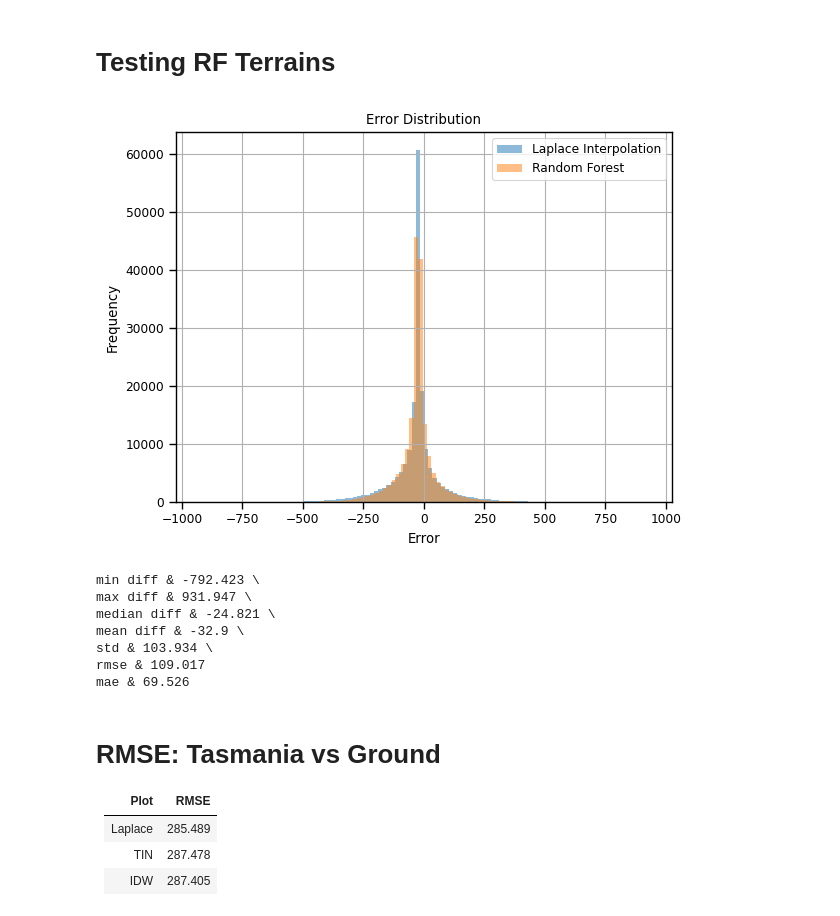
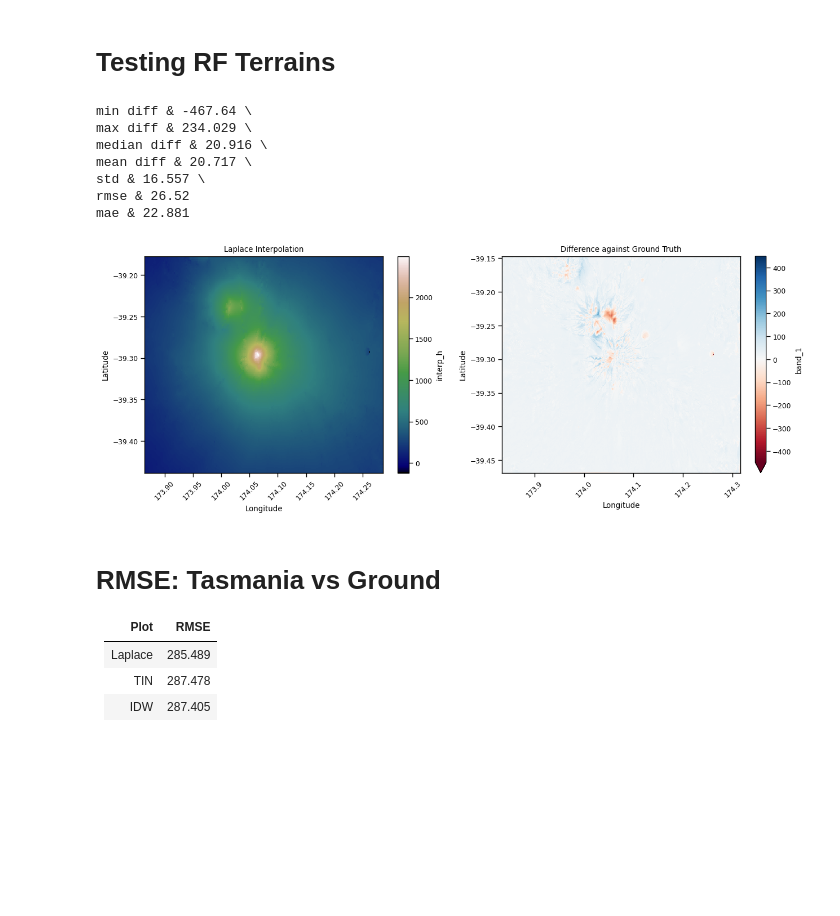
Before and after one commit to leowlk/RF_Terrain, a Jupyter notebook: notebooks/rf_analysis.ipynb, the cells around one changed output. Saved outputs shown, nothing was run; the diff lists cells and outputs as text; code cells hidden in the pictures; blank space fills up the shorter version.

```diff
--- a/notebooks/rf_analysis.ipynb
+++ b/notebooks/rf_analysis.ipynb
@@ -40,13 +40,13 @@ class Analysis:
 # %%
 laplace = Analysis()
 # %%
-_ground_truth = '../ICESAT/gcanyon/gnd_gcaynon.tif'
+_ground_truth = '../ICESAT/nzealand/gnd_taranaki.tif'
 # tasman_pred_laplace = '../ICESAT/tasmania/interpolation/interpSamples_laplace.tif'
 # tasman_pred_idw = '../ICESAT/tasmania/interpolation/interpSamples_idw.tif'
 # tasman_pred_tin = '../ICESAT/tasmania/interpolation/interpSamples_tin.tif'
 # tasman_pred_nni = '../ICESAT/tasmania/interpolation/interpSamples_nni.tif'
-_pred_rf = '../ICESAT/gcanyon/rf_features/interp_lap.tif'
-_pred_rf2 = '../ICESAT/gcanyon/results/gcanyon_predicesat_sklearn_gc_rs1.tif'
+_pred_rf = '../ICESAT/nzealand/rf_features/interp_laplace.tif'
+# _pred_rf = '../ICESAT/nzealand/results/taranaki_pred_combinedRF.tif'
 
 icepts = "../ICESAT/tasmania/tasman_samples4.csv"
 icepts = pd.read_csv(icepts)
@@ -103,20 +103,20 @@ tester2_difference = tester2.difference.sel(
 # plt.tick_params(axis='x', rotation=90)
 
 # --- Plot 2 ___-----
-# fig, axes = plt.subplots(nrows=1, ncols=2, figsize=(15,5))
+fig, axes = plt.subplots(nrows=1, ncols=2, figsize=(15,5))
 
-# tester_test_data.band_1.plot(cmap='gist_earth', ax=axes[0],
-#                              vmin=tester_test_data.band_1.min(),
-#                              vmax=tester_test_data.band_1.max())
+tester_test_data.band_1.plot(cmap='gist_earth', ax=axes[0],
+                             vmin=tester_test_data.band_1.min(),
+                             vmax=tester_test_data.band_1.max())
 
-# tester_difference.band_1.plot(cmap='RdBu', ax=axes[1])
+tester_difference.band_1.plot(cmap='RdBu', ax=axes[1], vmin=-450, vmax=450)
 
-# for ax in axes:
-#     ax.tick_params(axis='x', rotation=45)
-#     ax.set_xlabel('Longitude')
-#     ax.set_ylabel('Latitude')
-# axes[0].set_title(f'{interpn} Interpolation')
-# axes[1].set_title('Difference against Ground Truth')
+for ax in axes:
+    ax.tick_params(axis='x', rotation=45)
+    ax.set_xlabel('Longitude')
+    ax.set_ylabel('Latitude')
+axes[0].set_title(f'{interpn} Interpolation')
+axes[1].set_title('Difference against Ground Truth')
 # -------
 
 # --- Plot 3 ----
@@ -131,7 +131,7 @@ tester2_difference = tester2.difference.sel(
 # -----------
 
 #--- Plot 4 :Error Dist ----
-sns.set_context("paper")
+# sns.set_context("paper")
 # tester_diff = tester_difference.band_1.to_numpy().flatten()
 # mean = np.mean(tester_diff)
 # std_dev = np.std(tester_diff)
@@ -140,49 +140,49 @@ sns.set_context("paper")
 # threshold = mean + 3 * std_dev
 
 # # Filter the data to exclude values larger than 3SD
 # f_tester_diff = [x for x in tester_diff if x <= threshold]
 
-plt.hist(tester_difference.band_1.to_numpy().flatten(), bins=100, edgecolor=None, alpha=0.5, label='Laplace Interpolation')
-plt.hist(tester2_difference.band_1.to_numpy().flatten(), bins=100, edgecolor=None, alpha=0.5, label='Random Forest')
-plt.legend()
-plt.grid(True)
-plt.xlabel('Error')
-plt.ylabel('Frequency')
-plt.title('Error Distribution')
-plt.show()
+# plt.hist(tester_difference.band_1.to_numpy().flatten(), bins=110, edgecolor=None, alpha=0.4, label='Laplace Interpolation')
+# plt.hist(tester2_difference.band_1.to_numpy().flatten(), bins=110, edgecolor=None, alpha=0.6, label='Random Forest')
+# plt.legend()
+# plt.grid(True)
+# plt.xlabel('Error')
+# plt.ylabel('Frequency')
+# plt.title('Error Distribution')
+# plt.show()
 #--------------------------
 
 difference = tester_difference.band_1.to_numpy()
 absDifference = tester_absDifference.band_1.to_numpy()
 
 difference.flatten()
 absDifference.flatten()
 
 print("min diff &", round(np.min(difference),3), "\\")
 print("max diff &", round(np.max(difference),3), "\\")
 print("median diff &", round(np.median(difference),3) , "\\")
 print("mean diff &", round(np.mean(difference),3), "\\")
 print("std &", round(np.std(difference),3), "\\")
 rmse = math.sqrt(np.mean(difference**2))
 print("rmse &", round(rmse,3))
 print("mae &", round(np.mean(absDifference),3))
 
 # diff = tester_h - ground
 # diff = diff.band_1.values.flatten()
 # diff = diff[~np.isnan(diff)]
 # diff_sq = diff**2
 # mean = np.mean(diff_sq)
 # rmse = math.sqrt(mean)
 # print(rmse)
 # %% [output]
+min diff & -467.64 \
+max diff & 234.029 \
+median diff & 20.916 \
+mean diff & 20.717 \
+std & 16.557 \
+rmse & 26.52
+mae & 22.881
-[figure, old version]
+[figure, new version]
-min diff & -792.423 \
-max diff & 931.947 \
-median diff & -24.821 \
-mean diff & -32.9 \
-std & 103.934 \
-rmse & 109.017
-mae & 69.526
 # %% [markdown]
 # RMSE: Tasmania vs Ground
 | Plot | RMSE |
```
Also changed, not shown: 6 other files.
